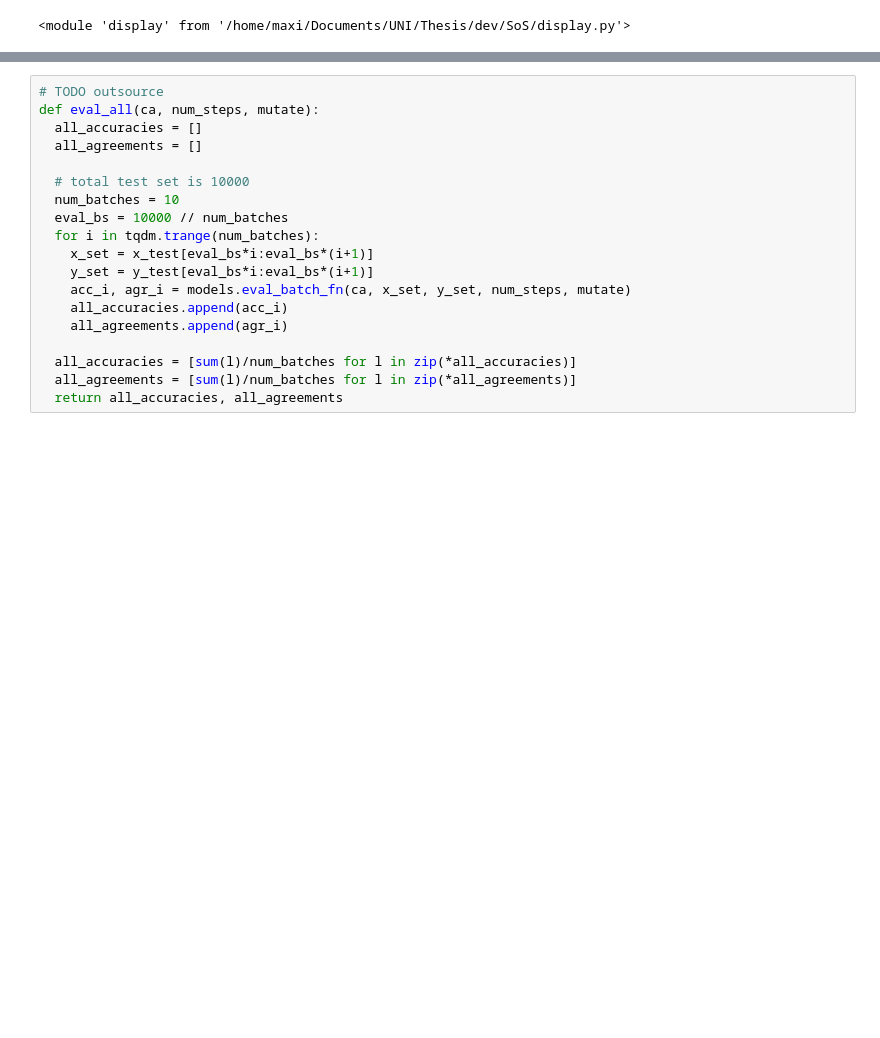
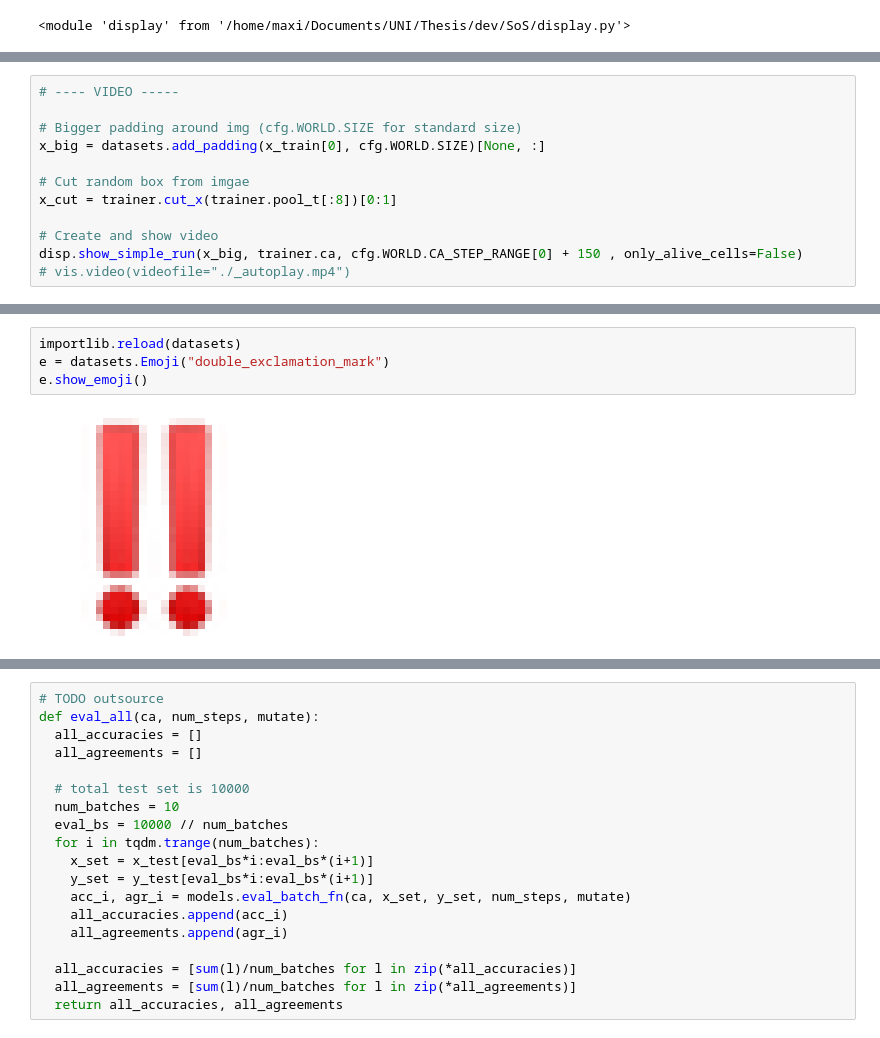
Before and after one commit to I3lacx/SoS, a Jupyter notebook: main.ipynb, the cells around one changed output, grey strips where cells are left out. Cells and saved outputs as stored; diff of their text form; blank space fills up the shorter version.

```diff
--- a/main.ipynb
+++ b/main.ipynb
@@ -89,0 +182,12 @@ disp.show_simple_run(x_train, trainer.ca, cfg.CA_STEP_RANGE[0] + 180)
+# %%
+# ---- VIDEO -----
+
+# Bigger padding around img (cfg.WORLD.SIZE for standard size)
+x_big = datasets.add_padding(x_train[0], cfg.WORLD.SIZE)[None, :]
+
+# Cut random box from imgae
+x_cut = trainer.cut_x(trainer.pool_t[:8])[0:1]
+
+# Create and show video
+disp.show_simple_run(x_big, trainer.ca, cfg.WORLD.CA_STEP_RANGE[0] + 150 , only_alive_cells=False)
+# vis.video(videofile="./_autoplay.mp4")
@@ -90,3 +217,9 @@ disp.show_simple_run(x_train, trainer.ca, cfg.CA_STEP_RANGE[0] + 180)
+# %%
+importlib.reload(datasets)
+e = datasets.Emoji("double_exclamation_mark")
+e.show_emoji()
+# %% [output]
+[figure, added]
 # %%
 # Show execution times as boxplots
 for key in utils.total_time_dict.keys():
```
Also changed, not shown: parts of 16 cells of this notebook, 8 other files.
